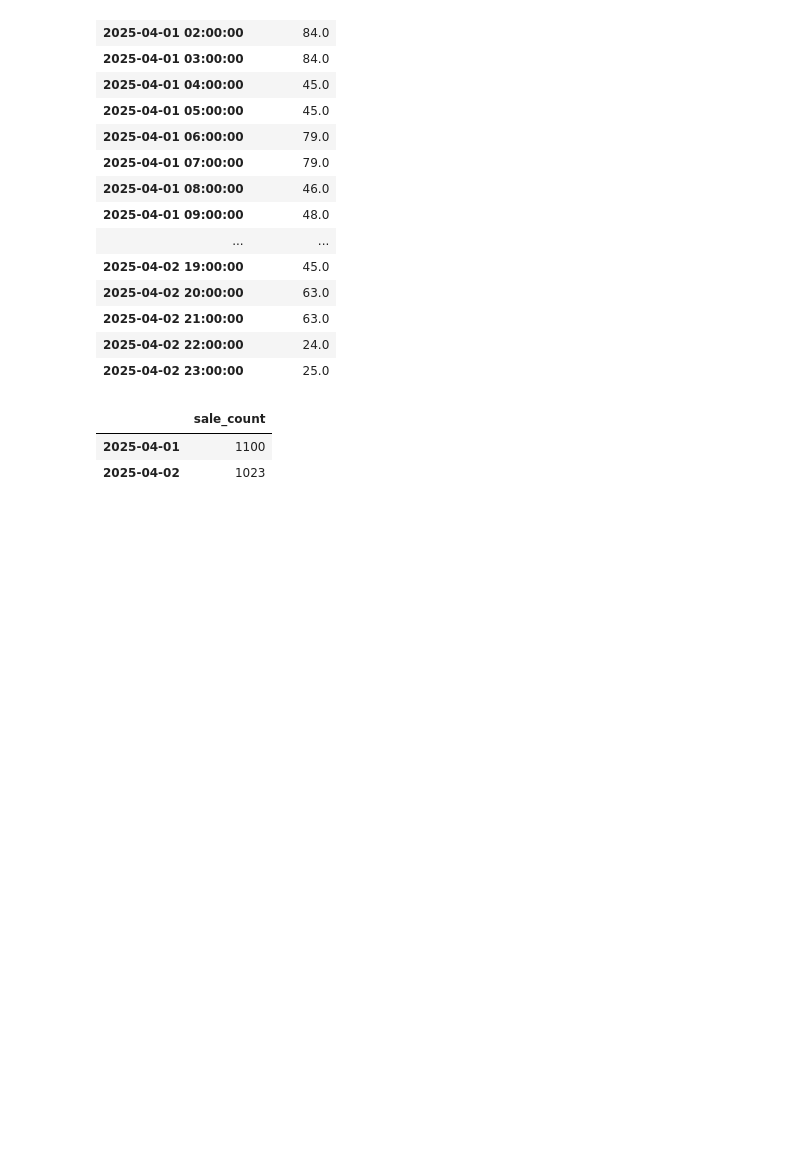
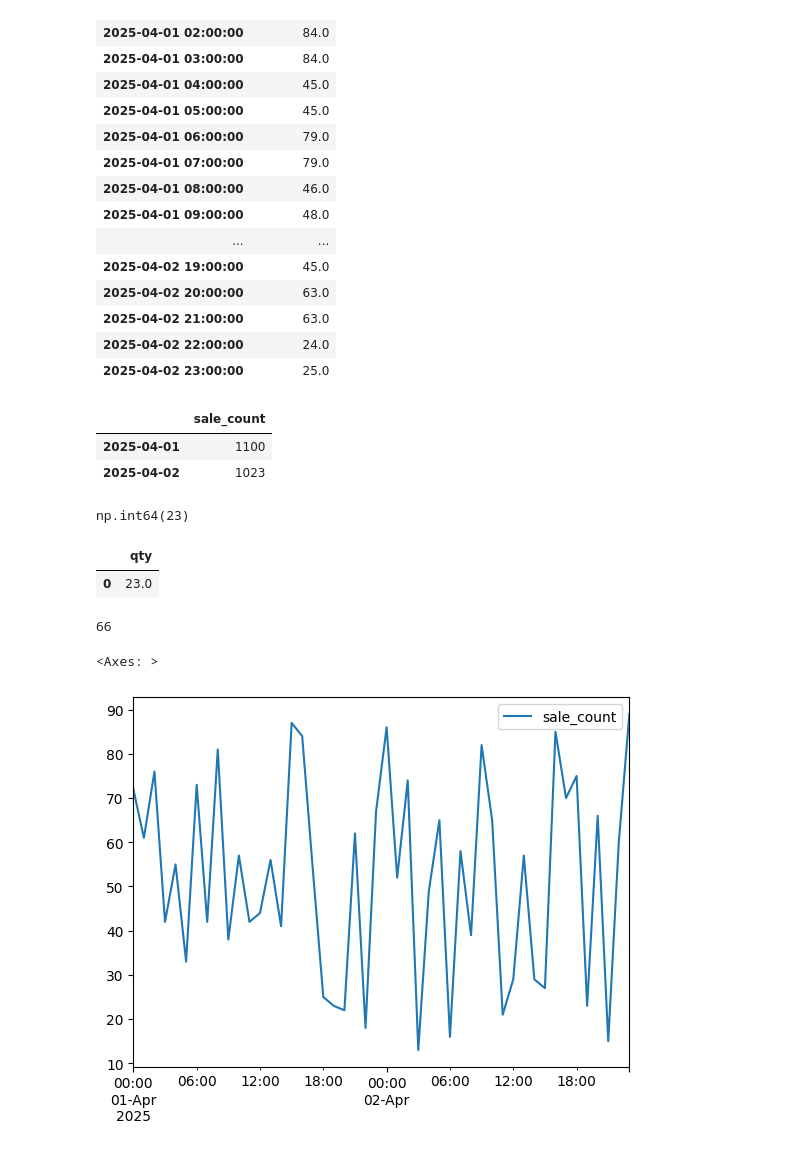
Before and after one commit to Mmd4LIFE/000-quera-bc, a Jupyter notebook: 02-pandas/pandas_intro.ipynb, the cells around one changed output. Drawn from its saved outputs; the diff is of its cells as text; code cells hidden in the pictures; blank space fills up the shorter version.

```diff
--- a/02-pandas/pandas_intro.ipynb
+++ b/02-pandas/pandas_intro.ipynb
@@ -889,0 +1007,39 @@ df.resample('1D').agg({
+# %%
+customers = pd.read_sql_table('customers', con)
+orders = pd.read_sql_table('orders', con)
+order_items = pd.read_sql_table('order_items', con)
+
+customer_order = customers.merge(orders, on='customer_id', how='inner') # left_on, right_on
+merged_df = customer_order.merge(order_items, on='order_id')
+
+merged_df[merged_df['name'].str.contains('Customer 4')]['quantity'].sum()
+# %% [output]
+np.int64(23)
+# %%
+pd.read_sql(
+    sql="""
+        SELECT SUM(quantity) AS qty
+        FROM customers
+            JOIN orders
+                USING(customer_id)
+            JOIN order_items
+                USING(order_id)
+        WHERE name = 'Customer 4';
+    """,
+    con=con
+)
+# %% [output]
+|  | qty |
+| 0 | 23.0 |
+# %%
+merged_df.to_sql(
+    'merged_df',
+    con=con
+)
+# %% [output]
+66
+# %%
+df.plot(kind='line') # default
+# %% [output]
+<Axes: >
+[figure, added]
```
Also changed, not shown: parts of 13 cells of this notebook, 3 other files.
